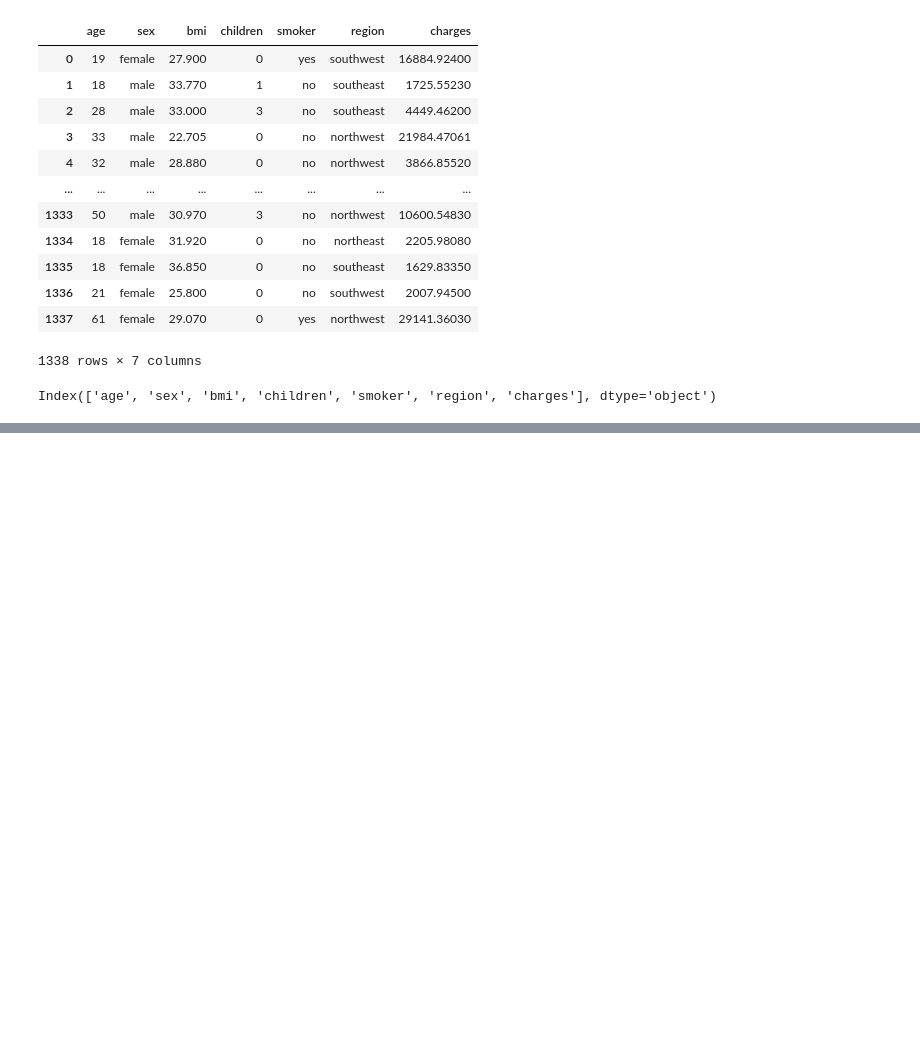
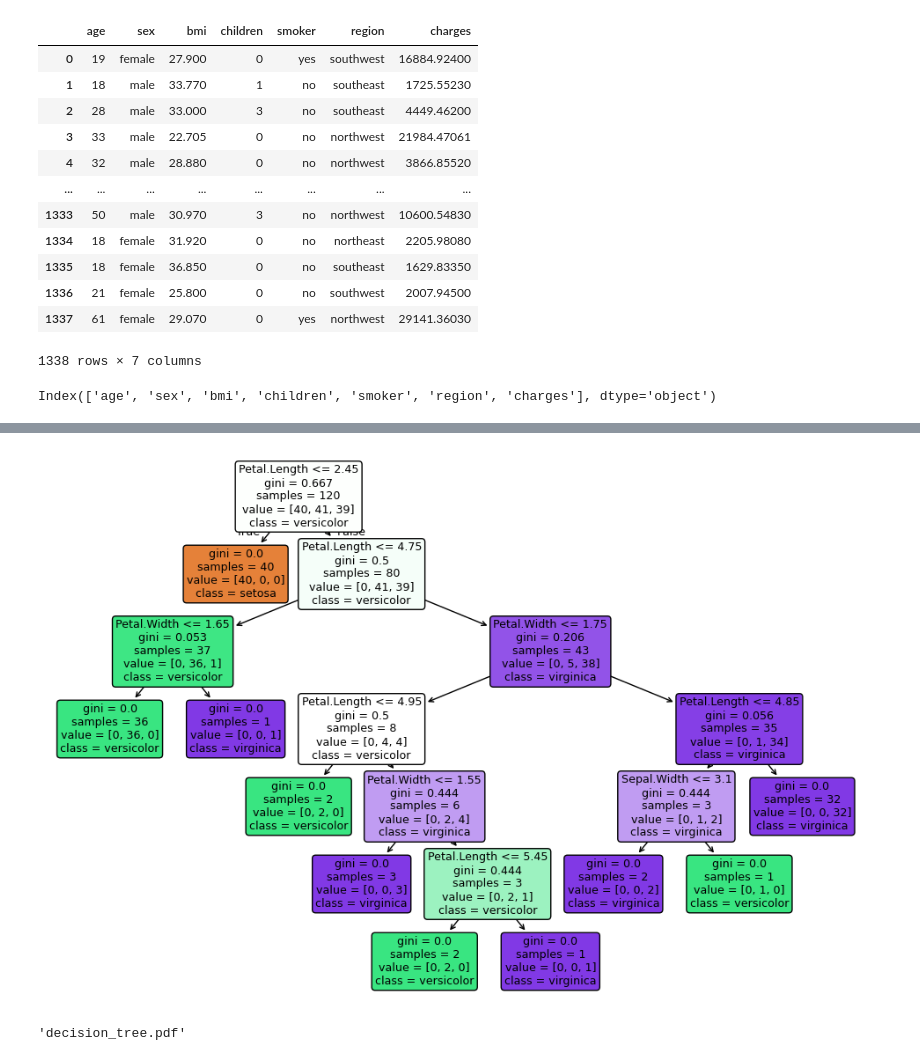
Before and after one commit to YashGujar55/bml, a Jupyter notebook: BML5.ipynb, the cells around one changed output, grey strips where cells are left out. Cells and saved outputs as stored; diff of their text form; code cells hidden in the pictures; blank space fills up the shorter version.

```diff
--- a/BML5.ipynb
+++ b/BML5.ipynb
@@ -92,0 +105,40 @@ R-squared (R2): 0.6843565603663775
+# %%
+import pandas as pd
+import matplotlib.pyplot as plt
+import graphviz
+from sklearn.model_selection import train_test_split
+from sklearn.tree import DecisionTreeClassifier, plot_tree, export_graphviz
+
+# Load dataset
+df = pd.read_csv("/content/IRIS.csv")  # Replace with your file path
+
+# Drop unnecessary columns (ID)
+df = df.drop(columns=['ID'])
+
+# Define features and target
+X = df.drop(columns=['Species'])
+y = df['Species']
+
+# Split dataset into training and testing sets (80% train, 20% test)
+X_train, X_test, y_train, y_test = train_test_split(X, y, test_size=0.2, random_state=42)
+
+# Train Decision Tree model
+clf = DecisionTreeClassifier(random_state=42)
+clf.fit(X_train, y_train)
+
+# Plot Decision Tree using Matplotlib
+plt.figure(figsize=(12, 8))
+plot_tree(clf, feature_names=X.columns, class_names=clf.classes_, filled=True, rounded=True)
+plt.show()
+
+# Generate Decision Tree using Graphviz
+dot_data = export_graphviz(clf, out_file=None, feature_names=X.columns, class_names=clf.classes_,
+                           filled=True, rounded=True, special_characters=True)
+
+# Render and display the tree
+graph = graphviz.Source(dot_data)
+graph.render("decision_tree")  # Saves the tree as a file
+graph.view()  # Opens the tree visualization
+# %% [output]
+[figure, added]
+'decision_tree.pdf'
```
Also changed, not shown: parts of 1 cell of this notebook.
